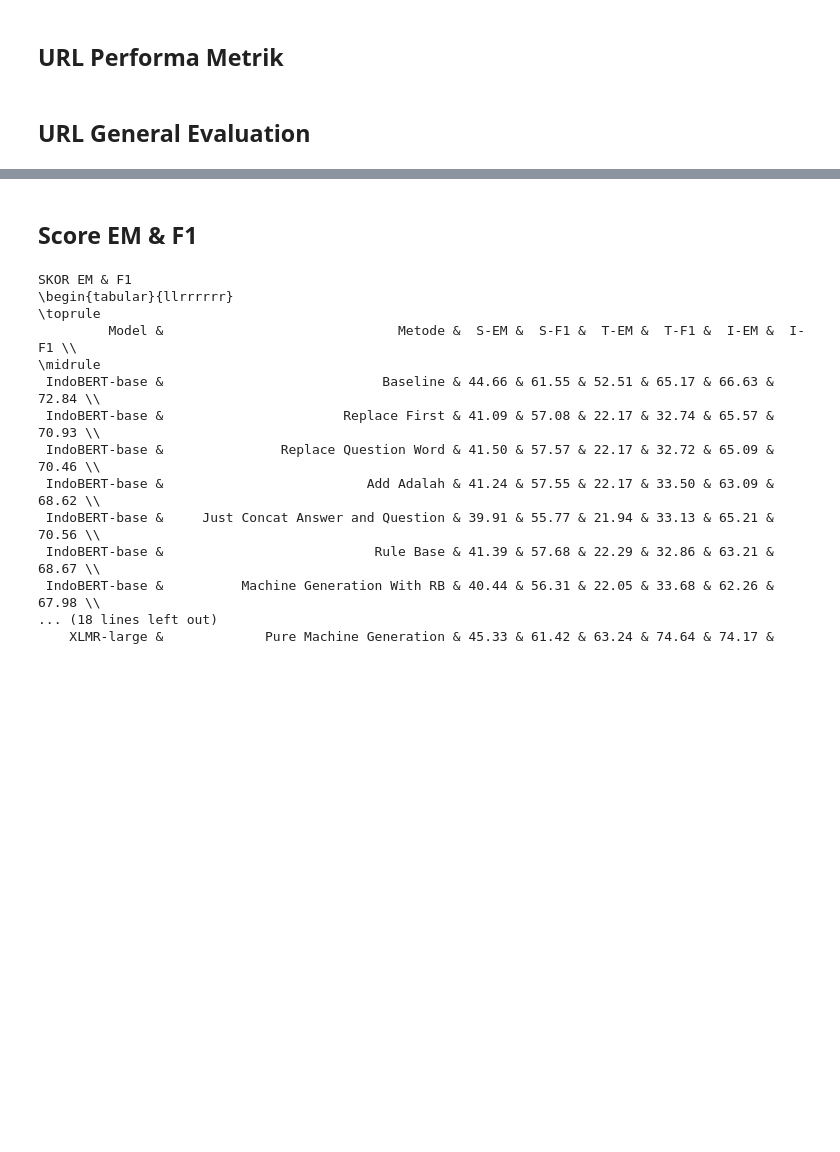
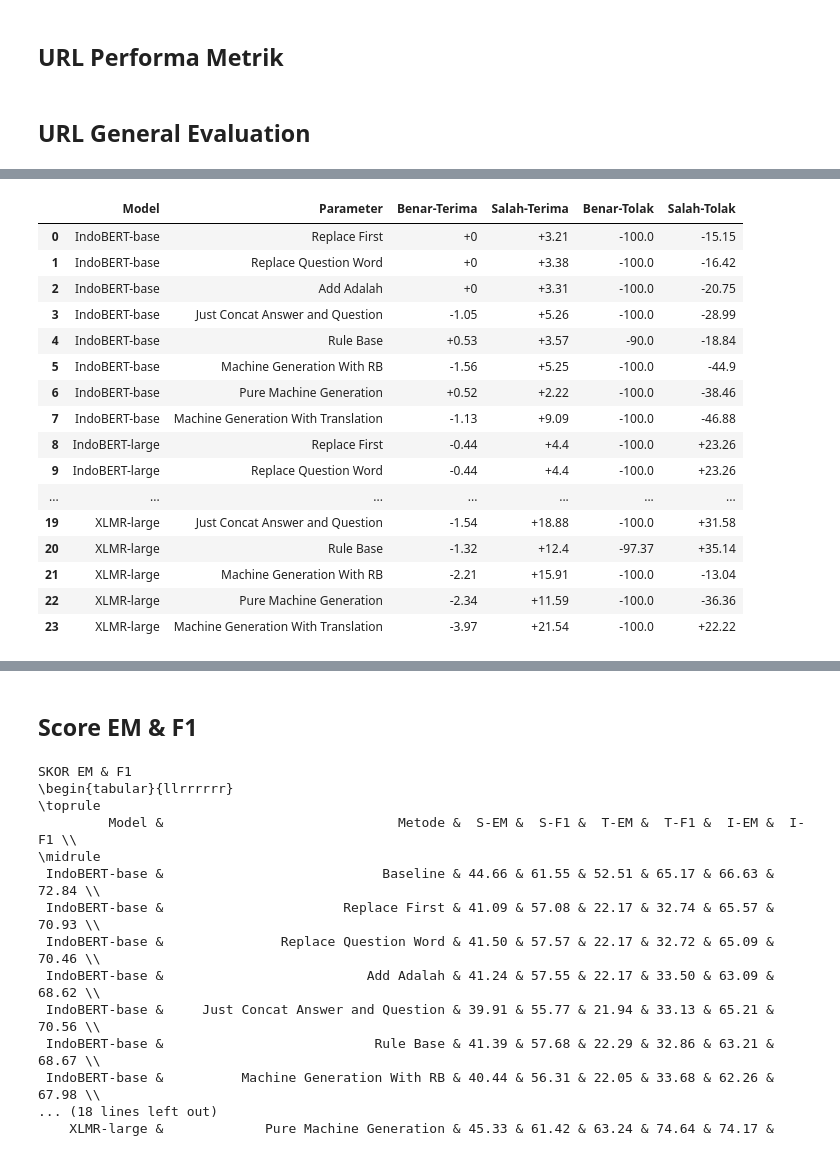
Before and after one commit to muhammadravi251001/qas-with-indonli, a Jupyter notebook: utilities/Scraping_for_Evaluation_&_Analysis.ipynb, the cells around one changed output, grey strips where cells are left out. Cells and saved outputs as stored; diff of their text form; code cells hidden in the pictures; blank space fills up the shorter version.

```diff
--- a/utilities/Scraping_for_Evaluation_&_Analysis.ipynb
+++ b/utilities/Scraping_for_Evaluation_&_Analysis.ipynb
@@ -2273,0 +4567,77 @@ xlm_i_7 = "https://huggingface.co/muhammadravi251001/fine-tuned-FilteringNLI-xlm
+# %%
+df_compare_metric = pd.DataFrame(
+    {
+    'Model': ["IndoBERT-base", "IndoBERT-base", "IndoBERT-base",
+              "IndoBERT-base", "IndoBERT-base", "IndoBERT-base",
+              "IndoBERT-base", "IndoBERT-base",
+
+              "IndoBERT-large", "IndoBERT-large", "IndoBERT-large",
+              "IndoBERT-large", "IndoBERT-large", "IndoBERT-large",
+              "IndoBERT-large", "IndoBERT-large",
+
+              "XLMR-large", "XLMR-large", "XLMR-large",
+              "XLMR-large", "XLMR-large", "XLMR-large",
+              "XLMR-large", "XLMR-large"],
+
+    'Parameter': ["Replace First", "Replace Question Word", "Add Adalah",
+               "Just Concat Answer and Question", "Rule Base",
+               "Machine Generation With RB", "Pure Machine Generation",
+               "Machine Generation With Translation",
+
+               "Replace First", "Replace Question Word", "Add Adalah",
+               "Just Concat Answer and Question", "Rule Base",
+               "Machine Generation With RB", "Pure Machine Generation",
+               "Machine Generation With Translation",
+
+               "Replace First", "Replace Question Word", "Add Adalah",
+               "Just Concat Answer and Question", "Rule Base",
+               "Machine Generation With RB", "Pure Machine Generation",
+               "Machine Generation With Translation"],
+
+    'Benar-Terima': [mp_rf(m_lem_t_0)[0], mp_rf(m_lem_t_1)[0], mp_rf(m_lem_t_2)[0], mp_rf(m_lem_t_3)[0],
+                     mp_rf(m_lem_t_4)[0], mp_rf(m_lem_t_5)[0], mp_rf(m_lem_t_6)[0], mp_rf(m_lem_t_7)[0],
+
+                     mp_rf(m_nlu_t_0)[0], mp_rf(m_nlu_t_1)[0], mp_rf(m_nlu_t_2)[0], mp_rf(m_nlu_t_3)[0],
+                     mp_rf(m_nlu_t_4)[0], mp_rf(m_nlu_t_5)[0], mp_rf(m_nlu_t_6)[0], mp_rf(m_nlu_t_7)[0],
+
+                     mp_rf(m_xlm_t_0)[0], mp_rf(m_xlm_t_1)[0], mp_rf(m_xlm_t_2)[0], mp_rf(m_xlm_t_3)[0],
+                     mp_rf(m_xlm_t_4)[0], mp_rf(m_xlm_t_5)[0], mp_rf(m_xlm_t_6)[0], mp_rf(m_xlm_t_7)[0]],
+
+    'Salah-Terima': [mp_rf(m_lem_t_0)[1], mp_rf(m_lem_t_1)[1], mp_rf(m_lem_t_2)[1], mp_rf(m_lem_t_3)[1],
+                     mp_rf(m_lem_t_4)[1], mp_rf(m_lem_t_5)[1], mp_rf(m_lem_t_6)[1], mp_rf(m_lem_t_7)[1],
+
+                     mp_rf(m_nlu_t_0)[1], mp_rf(m_nlu_t_1)[1], mp_rf(m_nlu_t_2)[1], mp_rf(m_nlu_t_3)[1],
+                     mp_rf(m_nlu_t_4)[1], mp_rf(m_nlu_t_5)[1], mp_rf(m_nlu_t_6)[1], mp_rf(m_nlu_t_7)[1],
+
+                     mp_rf(m_xlm_t_0)[1], mp_rf(m_xlm_t_1)[1], mp_rf(m_xlm_t_2)[1], mp_rf(m_xlm_t_3)[1],
+                     mp_rf(m_xlm_t_4)[1], mp_rf(m_xlm_t_5)[1], mp_rf(m_xlm_t_6)[1], mp_rf(m_xlm_t_7)[1]],
+
+    'Benar-Tolak': [mp_rf(m_lem_t_0)[2], mp_rf(m_lem_t_1)[2], mp_rf(m_lem_t_2)[2], mp_rf(m_lem_t_3)[2],
+                     mp_rf(m_lem_t_4)[2], mp_rf(m_lem_t_5)[2], mp_rf(m_lem_t_6)[2], mp_rf(m_lem_t_7)[2],
+
+                     mp_rf(m_nlu_t_0)[2], mp_rf(m_nlu_t_1)[2], mp_rf(m_nlu_t_2)[2], mp_rf(m_nlu_t_3)[2],
+                     mp_rf(m_nlu_t_4)[2], mp_rf(m_nlu_t_5)[2], mp_rf(m_nlu_t_6)[2], mp_rf(m_nlu_t_7)[2],
+
+                     mp_rf(m_xlm_t_0)[2], mp_rf(m_xlm_t_1)[2], mp_rf(m_xlm_t_2)[2], mp_rf(m_xlm_t_3)[2],
+                     mp_rf(m_xlm_t_4)[2], mp_rf(m_xlm_t_5)[2], mp_rf(m_xlm_t_6)[2], mp_rf(m_xlm_t_7)[2]],
+
+    'Salah-Tolak': [mp_rf(m_lem_t_0)[3], mp_rf(m_lem_t_1)[3], mp_rf(m_lem_t_2)[3], mp_rf(m_lem_t_3)[3],
+                     mp_rf(m_lem_t_4)[3], mp_rf(m_lem_t_5)[3], mp_rf(m_lem_t_6)[3], mp_rf(m_lem_t_7)[3],
+
+                     mp_rf(m_nlu_t_0)[3], mp_rf(m_nlu_t_1)[3], mp_rf(m_nlu_t_2)[3], mp_rf(m_nlu_t_3)[3],
+                     mp_rf(m_nlu_t_4)[3], mp_rf(m_nlu_t_5)[3], mp_rf(m_nlu_t_6)[3], mp_rf(m_nlu_t_7)[3],
+
+                     mp_rf(m_xlm_t_0)[3], mp_rf(m_xlm_t_1)[3], mp_rf(m_xlm_t_2)[3], mp_rf(m_xlm_t_3)[3],
+                     mp_rf(m_xlm_t_4)[3], mp_rf(m_xlm_t_5)[3], mp_rf(m_xlm_t_6)[3], mp_rf(m_xlm_t_7)[3]],
+    },
+
+    columns=['Model', 'Parameter',
+             'Benar-Terima', 'Salah-Terima', 'Benar-Tolak', 'Salah-Tolak']
+    )
+
+print("Perubahan Metrik Skor")
+print(df_compare_metric.to_latex(index=False))
+print()
+
+df_compare_metric
+# %% [output]
@@ -2273,0 +4661,17 @@ xlm_i_7 = "https://huggingface.co/muhammadravi251001/fine-tuned-FilteringNLI-xlm
+|  | Model | Parameter | Benar-Terima | Salah-Terima | Benar-Tolak | Salah-Tolak |
+| 0 | IndoBERT-base | Replace First | +0 | +3.21 | -100.0 | -15.15 |
+| 1 | IndoBERT-base | Replace Question Word | +0 | +3.38 | -100.0 | -16.42 |
+| 2 | IndoBERT-base | Add Adalah | +0 | +3.31 | -100.0 | -20.75 |
+| 3 | IndoBERT-base | Just Concat Answer and Question | -1.05 | +5.26 | -100.0 | -28.99 |
+| 4 | IndoBERT-base | Rule Base | +0.53 | +3.57 | -90.0 | -18.84 |
+| 5 | IndoBERT-base | Machine Generation With RB | -1.56 | +5.25 | -100.0 | -44.9 |
+| 6 | IndoBERT-base | Pure Machine Generation | +0.52 | +2.22 | -100.0 | -38.46 |
+| 7 | IndoBERT-base | Machine Generation With Translation | -1.13 | +9.09 | -100.0 | -46.88 |
+| 8 | IndoBERT-large | Replace First | -0.44 | +4.4 | -100.0 | +23.26 |
+| 9 | IndoBERT-large | Replace Question Word | -0.44 | +4.4 | -100.0 | +23.26 |
+| ... | ... | ... | ... | ... | ... | ... |
+| 19 | XLMR-large | Just Concat Answer and Question | -1.54 | +18.88 | -100.0 | +31.58 |
+| 20 | XLMR-large | Rule Base | -1.32 | +12.4 | -97.37 | +35.14 |
+| 21 | XLMR-large | Machine Generation With RB | -2.21 | +15.91 | -100.0 | -13.04 |
+| 22 | XLMR-large | Pure Machine Generation | -2.34 | +11.59 | -100.0 | -36.36 |
+| 23 | XLMR-large | Machine Generation With Translation | -3.97 | +21.54 | -100.0 | +22.22 |
```
Also changed, not shown: parts of 45 cells of this notebook, 12 other files.
